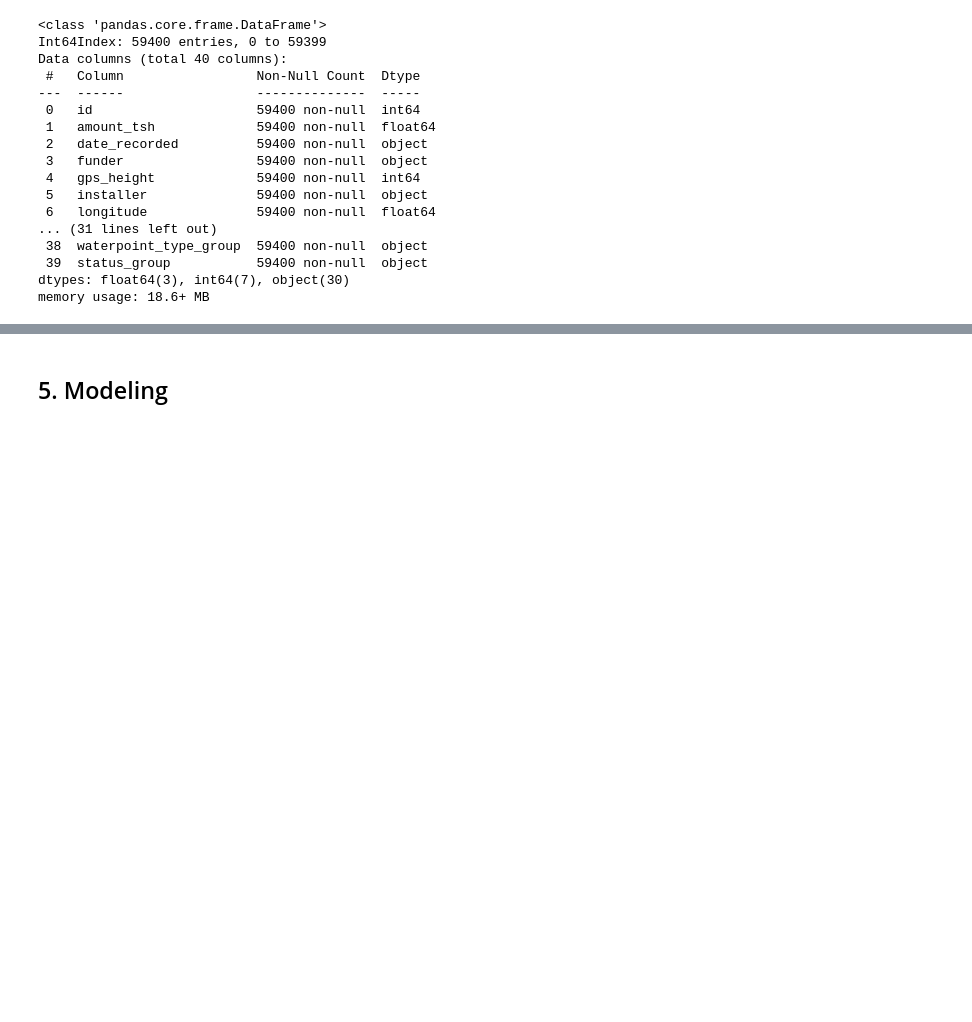
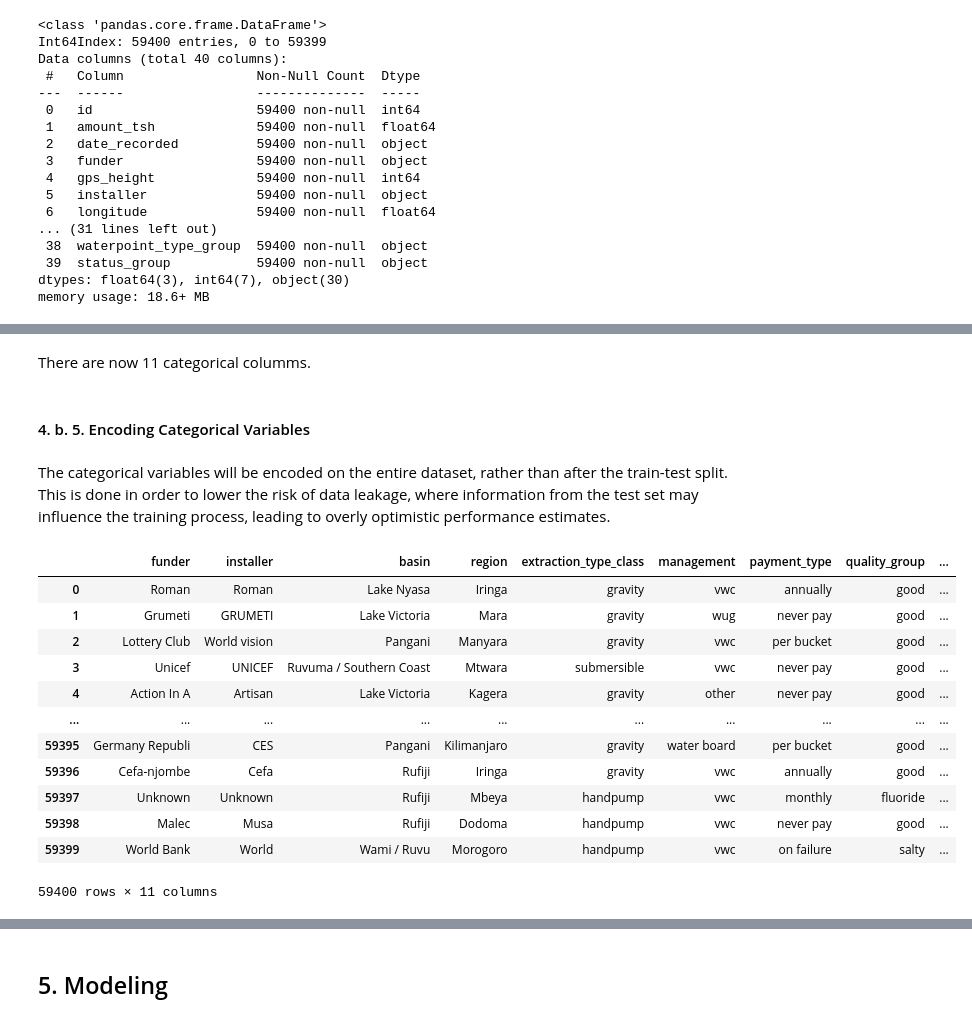
Before and after one commit to AlbaneCM/Classification-Modeling-Tanzanian-Wells, a Jupyter notebook: tanzanian-wells.ipynb, the cells around one changed output, grey strips where cells are left out. Saved outputs shown, nothing was run; the diff lists cells and outputs as text; code cells hidden in the pictures; blank space fills up the shorter version.

Commit message:
categorical columns

```diff
--- a/tanzanian-wells.ipynb
+++ b/tanzanian-wells.ipynb
@@ -319,0 +297,6 @@ Name: status_group, dtype: float64
+# %%
+# Storing the columns defined above into a list
+columns_to_drop = ['id', 'date_recorded','longitude','latitude','wpt_name','num_private','subvillage','region_code','district_code','lga','ward','recorded_by','scheme_management','extraction_type','extraction_type_group','management_group','payment','water_quality','quantity_group','source','source_class','waterpoint_type']
+# %%
+# Dropping the columns from the dataframe and creating a new one
+df = raw_df.drop(columns_to_drop, axis=1)
@@ -319,0 +422,17 @@ Name: status_group, dtype: float64
+# %%
+# Storing binary columns into a new dataframe
+binary_columns = ['public_meeting', 'permit', 'status_group']
+# %%
+# Converting public_meeting, permit and status_group to binary encoding
+for column in binary_columns:
+    print(column, df[column].unique())
+    df[column] = df[column].map({
+        False: 0,
+        True: 1,
+        'Unknown': 0,
+        'non functional': 0,
+#         'functional needs repair': 0,
+        'functional': 1
+
+    })
+    print(column, df[column].unique())
@@ -319,0 +467,24 @@ Name: status_group, dtype: float64
+# %% [markdown]
+There are now 11 categorical columms.
+# %% [markdown]
+#### 4. b. 5. Encoding Categorical Variables
+# %% [markdown]
+The categorical variables will be encoded on the entire dataset, rather than after the train-test split. This is done in order to lower the risk of data leakage, where information from the test set may influence the training process, leading to overly optimistic performance estimates.
+# %%
+# Storing categorical columns to a list
+labels = df.select_dtypes(include=[object])
+labels
+# %% [output]
+|  | funder | installer | basin | region | extraction_type_class | management | payment_type | quality_group | ... |
+| 0 | Roman | Roman | Lake Nyasa | Iringa | gravity | vwc | annually | good | ... |
+| 1 | Grumeti | GRUMETI | Lake Victoria | Mara | gravity | wug | never pay | good | ... |
+| 2 | Lottery Club | World vision | Pangani | Manyara | gravity | vwc | per bucket | good | ... |
+| 3 | Unicef | UNICEF | Ruvuma / Southern Coast | Mtwara | submersible | vwc | never pay | good | ... |
+| 4 | Action In A | Artisan | Lake Victoria | Kagera | gravity | other | never pay | good | ... |
+| ... | ... | ... | ... | ... | ... | ... | ... | ... | ... |
+| 59395 | Germany Republi | CES | Pangani | Kilimanjaro | gravity | water board | per bucket | good | ... |
+| 59396 | Cefa-njombe | Cefa | Rufiji | Iringa | gravity | vwc | annually | good | ... |
+| 59397 | Unknown | Unknown | Rufiji | Mbeya | handpump | vwc | monthly | fluoride | ... |
+| 59398 | Malec | Musa | Rufiji | Dodoma | handpump | vwc | never pay | good | ... |
+| 59399 | World Bank | World | Wami / Ruvu | Morogoro | handpump | vwc | on failure | salty | ... |
+59400 rows × 11 columns
```
Also changed, not shown: parts of 53 cells of this notebook.
